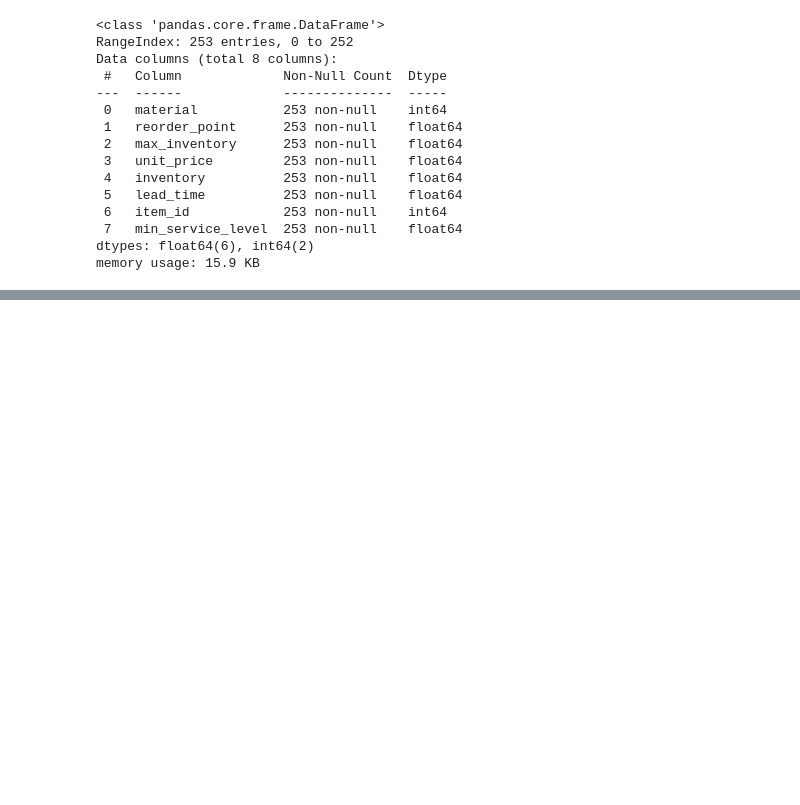
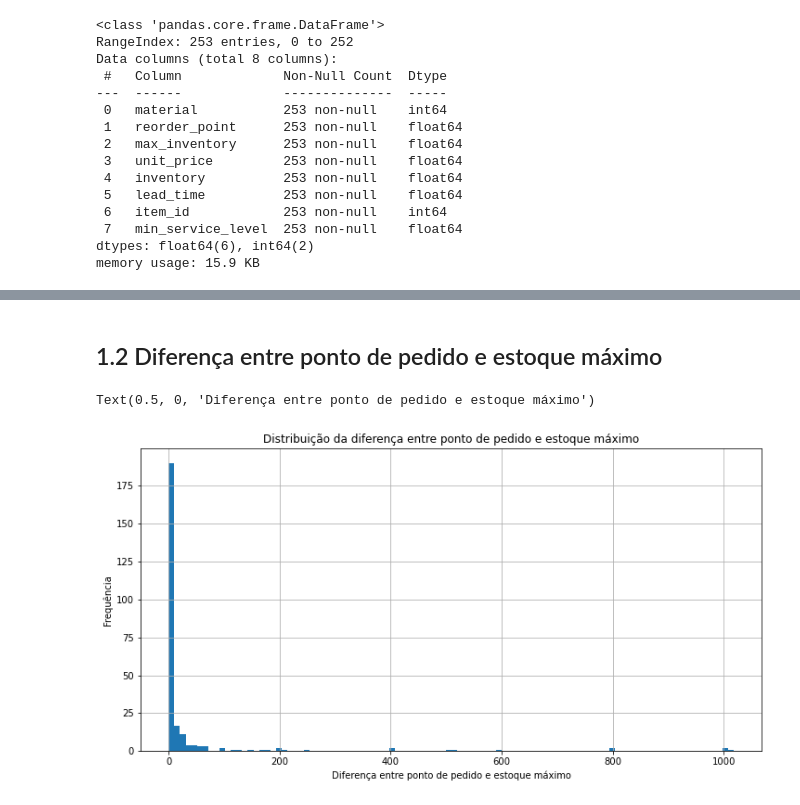
Before and after one commit to PanGeia-Study-Group/Otimizacao_supply_chain, a Jupyter notebook: codigo/EDA.ipynb, the cells around one changed output, grey strips where cells are left out. Saved outputs shown, nothing was run; the diff lists cells and outputs as text; code cells hidden in the pictures; blank space fills up the shorter version.

```diff
--- a/codigo/EDA.ipynb
+++ b/codigo/EDA.ipynb
@@ -56,0 +78,12 @@ O dataset tem 253 linhas e 8 colunas
+# %% [markdown]
+## 1.2 Diferença entre ponto de pedido e estoque máximo
+# %%
+#Distribuição da diferença entre ponto de pedido e estoque máximo
+plt.figure(figsize=(12,6))
+(itens_df.max_inventory - itens_df.reorder_point).hist(bins=100)
+plt.title('Distribuição da diferença entre ponto de pedido e estoque máximo')
+plt.ylabel('Frequência')
+plt.xlabel('Diferença entre ponto de pedido e estoque máximo')
+# %% [output]
+Text(0.5, 0, 'Diferença entre ponto de pedido e estoque máximo')
+[figure, added]
```
Also changed, not shown: parts of 18 cells of this notebook.
